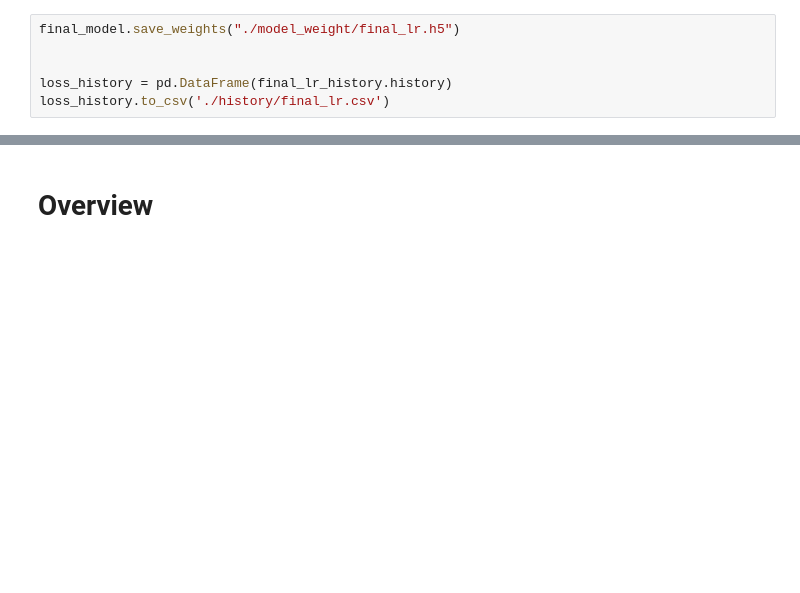
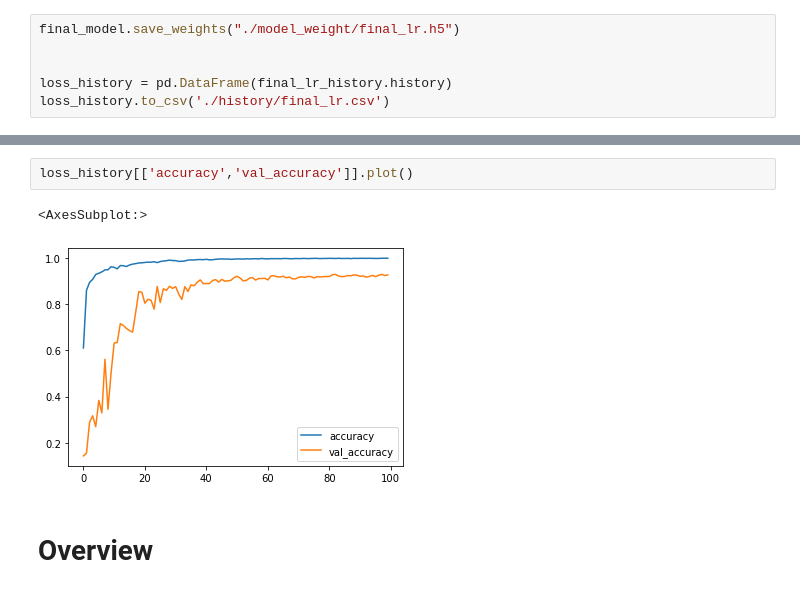
Before and after one commit to bochendong/few_shot_classification, a Jupyter notebook: code/model.ipynb, the cells around one changed output, grey strips where cells are left out. Saved outputs shown, nothing was run; the diff lists cells and outputs as text; blank space fills up the shorter version.

```diff
--- a/code/model.ipynb
+++ b/code/model.ipynb
@@ -790,3 +795,8 @@ loss_history.to_csv('./history/final_lr.csv')
+# %%
+loss_history[['accuracy','val_accuracy']].plot()
+# %% [output]
+<AxesSubplot:>
+[figure, added]
 # %% [markdown]
 # Overview
 # %%
```
Also changed, not shown: parts of 1 cell of this notebook.
